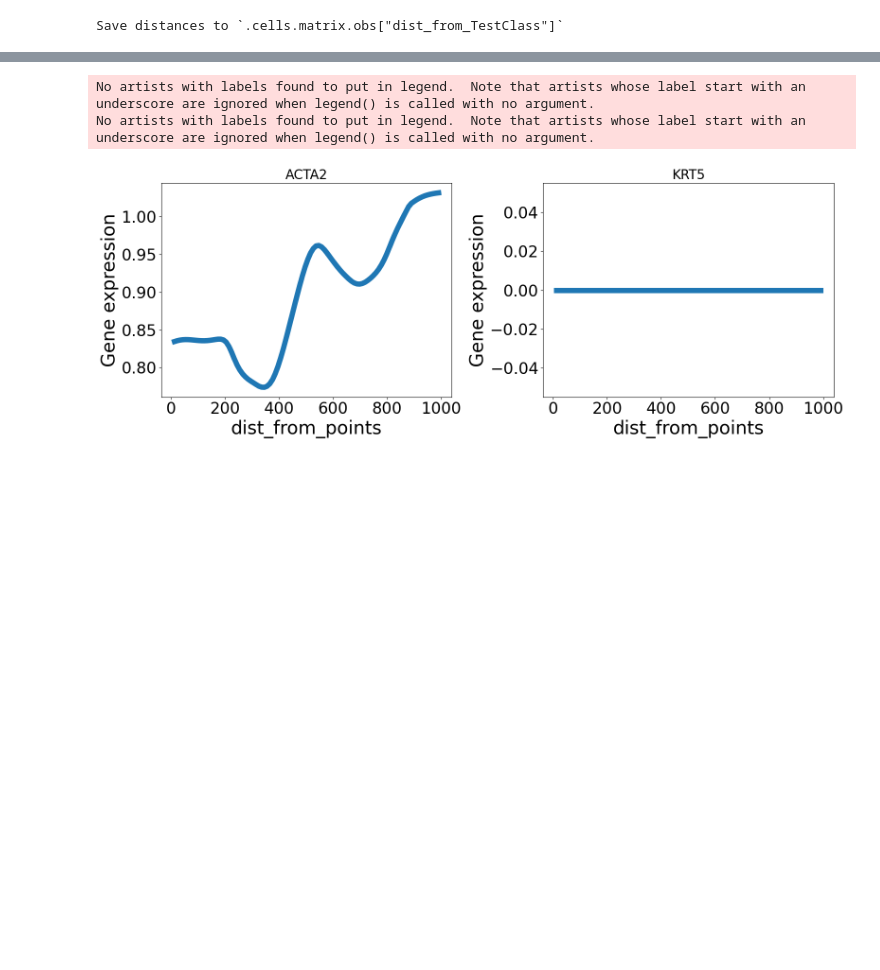
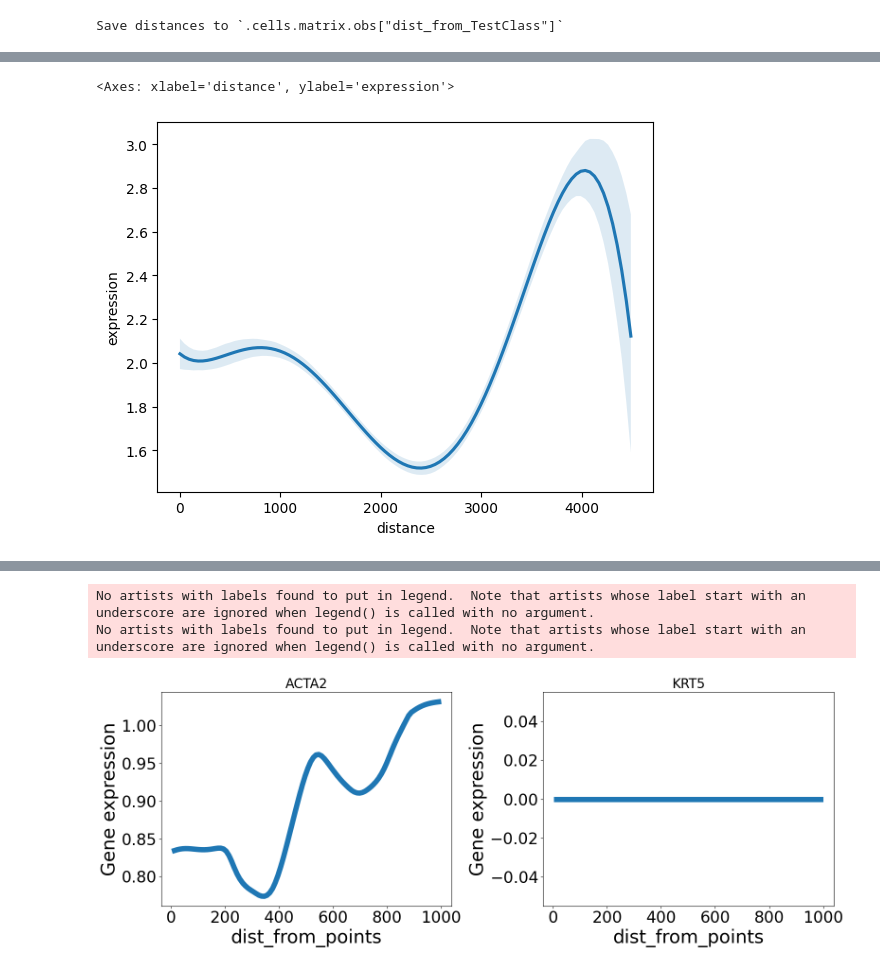
Before and after one commit to b-lemke98/InSituPy-1, a Jupyter notebook: notebooks/dev/test_expression_along_axis.ipynb, the cells around one changed output, grey strips where cells are left out. Cells and saved outputs as stored; diff of their text form; code cells hidden in the pictures; blank space fills up the shorter version.

```diff
--- a/notebooks/dev/test_expression_along_axis.ipynb
+++ b/notebooks/dev/test_expression_along_axis.ipynb
@@ -158,7 +170,3 @@ def calc_distance_of_cells_from(
         key_to_save = f"dist_from_{annotation_class}"
     data.cells.matrix.obs[key_to_save] = min_dists
     print(f'Save distances to `.cells.matrix.obs["{key_to_save}"]`')
-# %%
-df = xd.annotations.TestKey
-# %%
-df["test"] = [(1,1)] * len(df)
@@ -399,2 +201,0 @@ TestKey:        15 annotations, 2 classes ('TestClass','test')
-# %%
-df = data.annotations.TestKey
@@ -634,0 +237,5 @@ No artists with labels found to put in legend.  Note that artists whose label st
+# %%
+sns.regplot(data=df, x="distance", y="expression", order=5, scatter=False)
+# %% [output]
+<Axes: xlabel='distance', ylabel='expression'>
+[figure, added]
```
Also changed, not shown: parts of 119 cells of this notebook, 9 other files.
